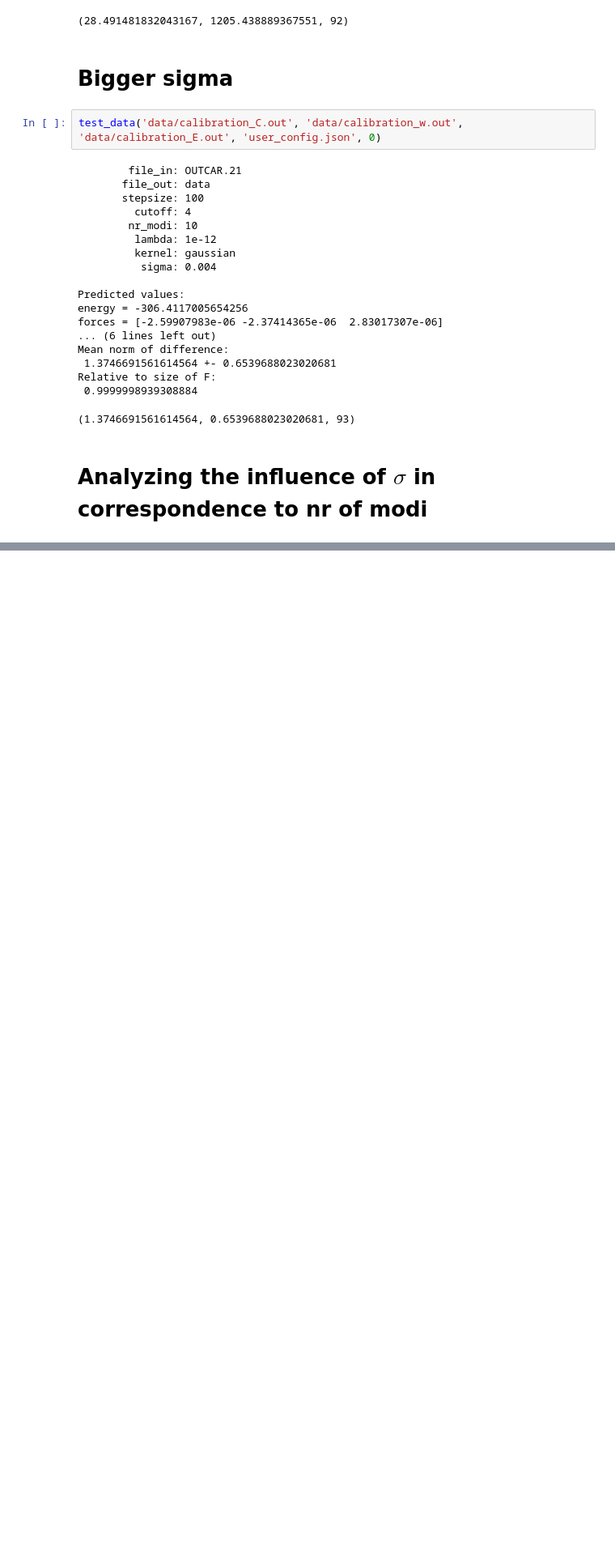
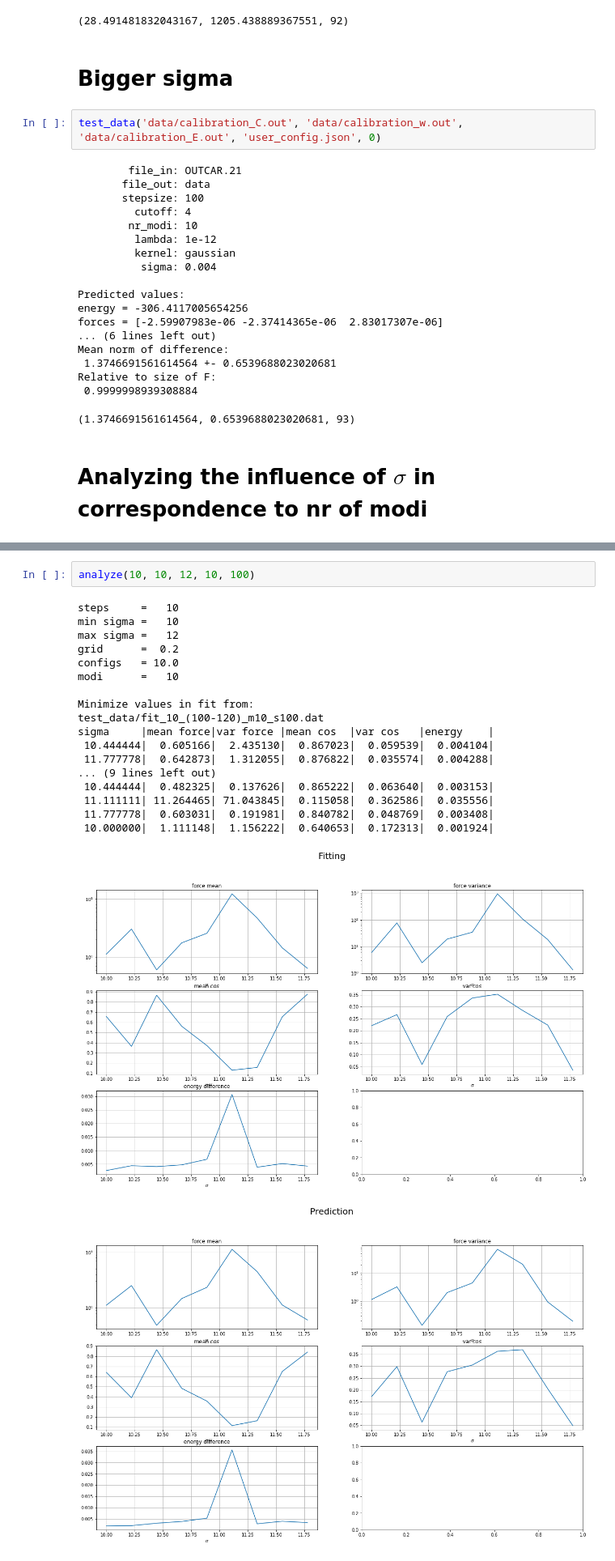
Before and after one commit to Lactose94/LP-Machine-Learning, a Jupyter notebook: Test_quality.ipynb, the cells around one changed output, grey strips where cells are left out. Shown at 81% size. Cells and saved outputs as stored; diff of their text form; blank space fills up the shorter version.

```diff
--- a/Test_quality.ipynb
+++ b/Test_quality.ipynb
@@ -186 +212,23 @@ Relative to size of F:
+# %%
+analyze(10, 10, 12, 10, 100)
+# %% [output]
+steps     =   10
+min sigma =   10
+max sigma =   12
+grid      =  0.2
+configs   = 10.0
+modi      =   10
+
+Minimize values in fit from:
+test_data/fit_10_(100-120)_m10_s100.dat
+sigma     |mean force|var force |mean cos  |var cos   |energy    |
+ 10.444444|  0.605166|  2.435130|  0.867023|  0.059539|  0.004104|
+ 11.777778|  0.642873|  1.312055|  0.876822|  0.035574|  0.004288|
+... (9 lines left out)
+ 10.444444|  0.482325|  0.137626|  0.865222|  0.063640|  0.003153|
+ 11.111111| 11.264465| 71.043845|  0.115058|  0.362586|  0.035556|
+ 11.777778|  0.603031|  0.191981|  0.840782|  0.048769|  0.003408|
+ 10.000000|  1.111148|  1.156222|  0.640653|  0.172313|  0.001924|
+[figure, added]
+[figure, added]
 # %%
```
Also changed, not shown: parts of 14 cells of this notebook, 36 other files.
